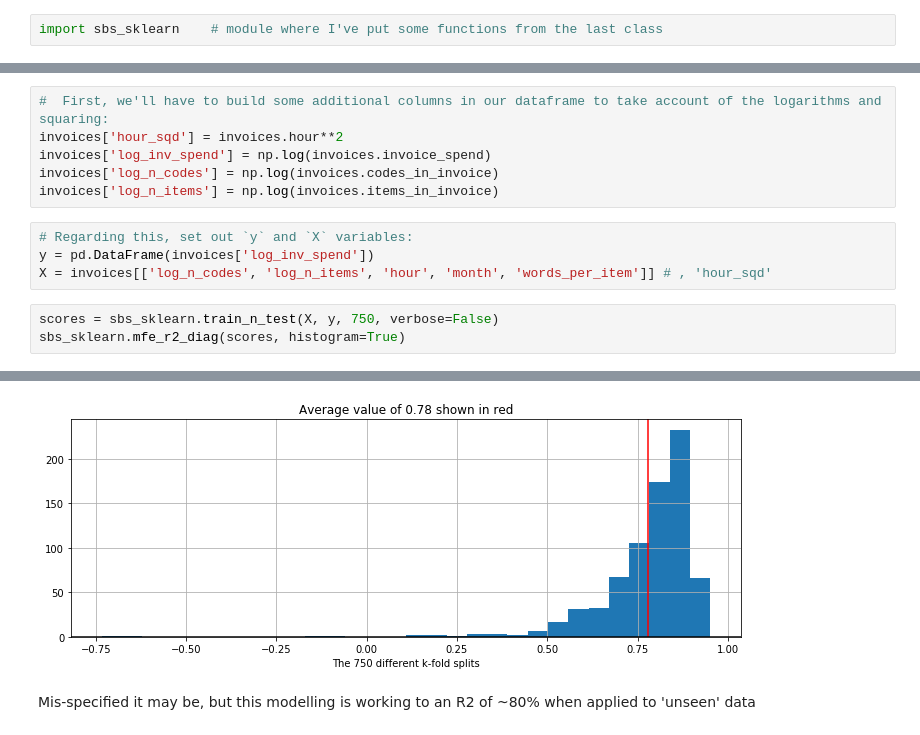
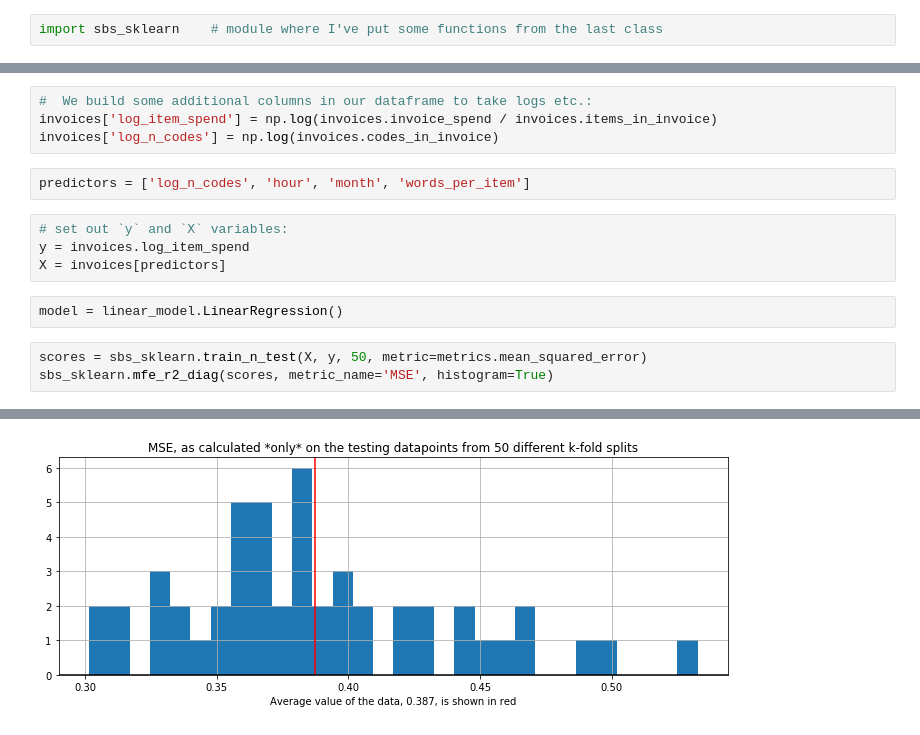
Before and after one commit to jeremy-large/ox-sbs-ml-bd, a Jupyter notebook: notebooks/class_3.ipynb, the cells around one changed output, grey strips where cells are left out. Saved outputs shown, nothing was run; the diff lists cells and outputs as text.

```diff
--- a/notebooks/class_3.ipynb
+++ b/notebooks/class_3.ipynb
@@ -64,14 +77,16 @@ df, invalids, invoices = sbs_sklearn.get_standard_data()
 # %%
-#  First, we'll have to build some additional columns in our dataframe to take account of the logarithms and squaring:
-invoices['hour_sqd'] = invoices.hour**2
-invoices['log_inv_spend'] = np.log(invoices.invoice_spend)
+#  We build some additional columns in our dataframe to take logs etc.:
+invoices['log_item_spend'] = np.log(invoices.invoice_spend / invoices.items_in_invoice)
 invoices['log_n_codes'] = np.log(invoices.codes_in_invoice)
-invoices['log_n_items'] = np.log(invoices.items_in_invoice)
+# %%
+predictors = ['log_n_codes', 'hour', 'month', 'words_per_item']
 # %%
-# Regarding this, set out `y` and `X` variables:
-y = pd.DataFrame(invoices['log_inv_spend'])
-X = invoices[['log_n_codes', 'log_n_items', 'hour', 'month', 'words_per_item']] # , 'hour_sqd'
+# set out `y` and `X` variables:
+y = invoices.log_item_spend
+X = invoices[predictors]
+# %%
+model = linear_model.LinearRegression()
 # %%
-scores = sbs_sklearn.train_n_test(X, y, 750, verbose=False)
-sbs_sklearn.mfe_r2_diag(scores, histogram=True)
+scores = sbs_sklearn.train_n_test(X, y, 50, metric=metrics.mean_squared_error)
+sbs_sklearn.mfe_r2_diag(scores, metric_name='MSE', histogram=True)
 # %% [output]
@@ -79,3 +94 @@ In study 1/750, 28 datapoints were held back for testing; first 10 such points =
-[figure, old version]
+[figure, new version]
-# %% [markdown]
-Mis-specified it may be, but this modelling is working to an R2 of ~80% when applied to 'unseen' data
```
Also changed, not shown: parts of 15 cells of this notebook, 2 other files.
